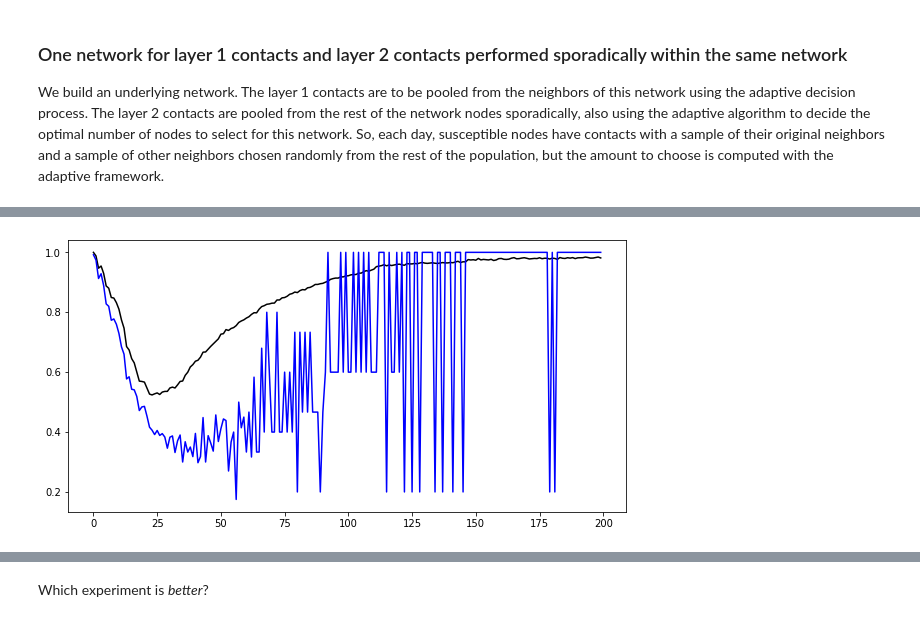
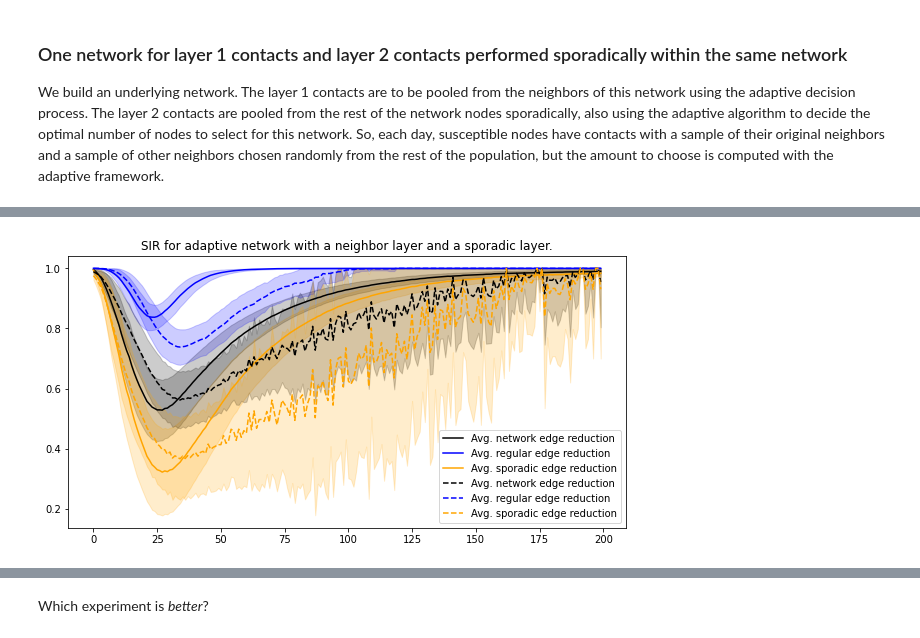
Before and after one commit to JimmyCalvoMonge/AdaptiveNetworks, a Jupyter notebook: adaptive_layer_experiment.ipynb, the cells around one changed output, grey strips where cells are left out. Cells and saved outputs as stored; diff of their text form; code cells hidden in the pictures.

```diff
--- a/adaptive_layer_experiment.ipynb
+++ b/adaptive_layer_experiment.ipynb
@@ -229,3 +230,0 @@ plt.show()
-# %%
-dat_ = pd.read_csv('./Data/layerexperiment.csv')
-dat_
@@ -271,7 +230,0 @@ plt.show()
-# %%
-plt.figure(figsize=(10,5))
-plt.plot(dat_['edgecount2_norm'][0:nmax], '-k')
-plt.plot(dat_['suscedgecount2'][0:nmax], '-b')
-plt.show()
-# %% [output]
-[figure, removed]
@@ -277,0 +251,32 @@ plt.show()
+# %%
+plt.figure(figsize=(10,5))
+
+plt.plot(dat_['edgecount_mean'],'-k', label="Avg. network edge reduction")
+plt.fill_between(range(len(dat_['edgecount_mean'])),
+                 dat_['edgecount_lower'], dat_['edgecount_upper'], alpha=0.2, color='k')
+
+plt.plot(dat_['edgecount1_mean'],'-b', label="Avg. regular edge reduction")
+plt.fill_between(range(len(dat_['edgecount1_mean'])),
+                 dat_['edgecount1_lower'], dat_['edgecount1_upper'], alpha=0.2, color='b')
+
+plt.plot(dat_['edgecount2_mean'],'orange', label="Avg. sporadic edge reduction")
+plt.fill_between(range(len(dat_['edgecount2_mean'])),
+                 dat_['edgecount2_lower'], dat_['edgecount2_upper'], alpha=0.2, color='orange')
+
+plt.plot(dat_['suscedgecount_mean'],'-k', linestyle='dashed', label="Avg. network edge reduction")
+plt.fill_between(range(len(dat_['suscedgecount_mean'])),
+                 dat_['suscedgecount_lower'], dat_['suscedgecount_upper'], alpha=0.2, color='k')
+
+plt.plot(dat_['suscedgecount1_mean'],'-b', linestyle='dashed', label="Avg. regular edge reduction")
+plt.fill_between(range(len(dat_['suscedgecount1_mean'])),
+                 dat_['suscedgecount1_lower'], dat_['suscedgecount1_upper'], alpha=0.2, color='b')
+
+plt.plot(dat_['suscedgecount2_mean'],'orange', linestyle='dashed', label="Avg. sporadic edge reduction")
+plt.fill_between(range(len(dat_['suscedgecount2_mean'])),
+                 dat_['suscedgecount2_lower'], dat_['suscedgecount2_upper'], alpha=0.2, color='orange')
+
+plt.title("SIR for adaptive network with a neighbor layer and a sporadic layer.")
+plt.legend(loc="lower right")
+plt.show()
+# %% [output]
+[figure, added]
```
Also changed, not shown: parts of 12 cells of this notebook, 2 other files.
